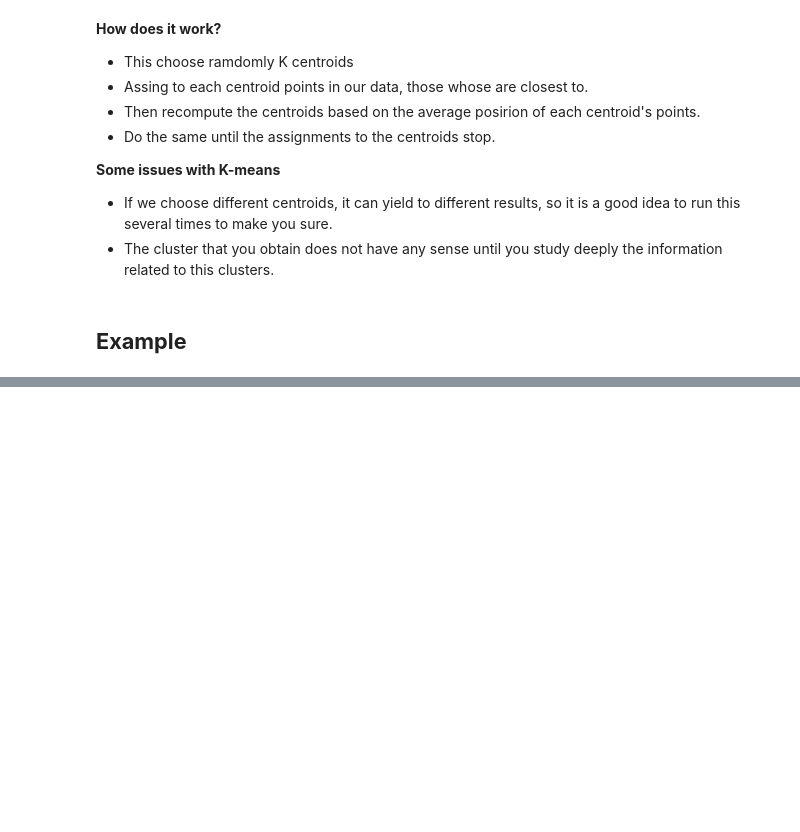
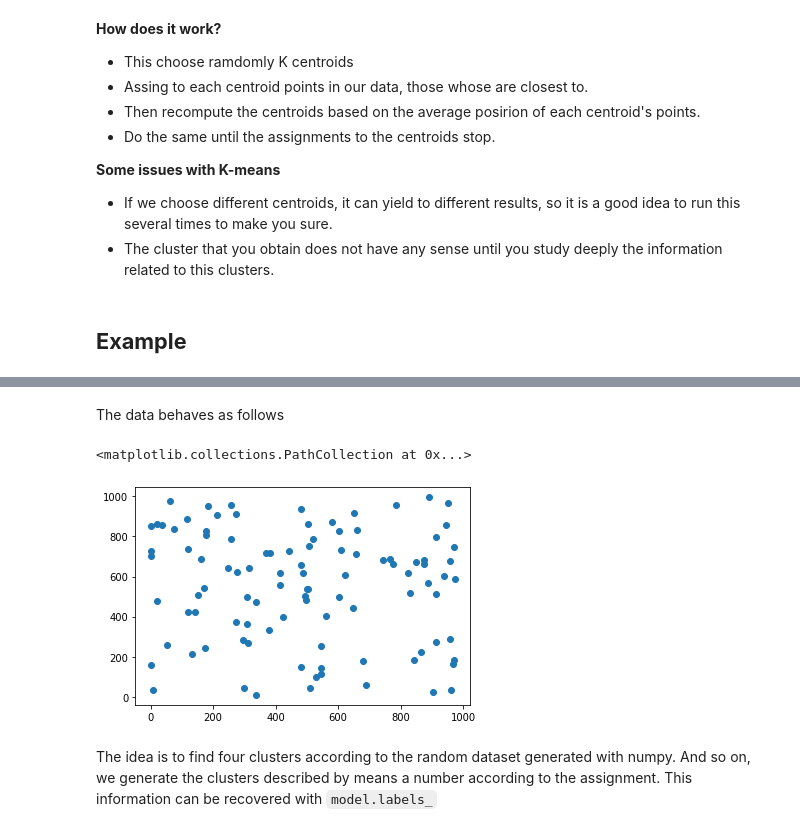
Before and after one commit to ajrianop/Machine-Learning-Notebooks, a Jupyter notebook: 03_KMeans.ipynb, the cells around one changed output, grey strips where cells are left out. Saved outputs shown, nothing was run; the diff lists cells and outputs as text; code cells hidden in the pictures; blank space fills up the shorter version.

```diff
--- a/03_KMeans.ipynb
+++ b/03_KMeans.ipynb
@@ -30,5 +30,5 @@ dataSample(5,1)
 # %%
-import numpy as np
-
-# Generate random array of size 10x2
-arr = np.random.randint(low=0, high=100, size=(100, 2))
+# Generate random array of size 100x2
+np.random.seed(3)
+data = np.random.randint(low=0, high=1000, size=(100, 2))
+data[0:3]
@@ -96,0 +39,9 @@ Deprecated in NumPy 1.20; for more details and guidance: https://numpy.org/devdo
+# %% [markdown]
+The data behaves as follows
+# %%
+plt.scatter(data[:,0], data[:,1])
+# %% [output]
+<matplotlib.collections.PathCollection at 0x...>
+[figure, added]
+# %% [markdown]
+The idea is to find four clusters according to the random dataset generated with numpy. And so on, we generate the clusters described by means a number according to the assignment. This information can be recovered with `model.labels_`
```
Also changed, not shown: parts of 15 cells of this notebook.
